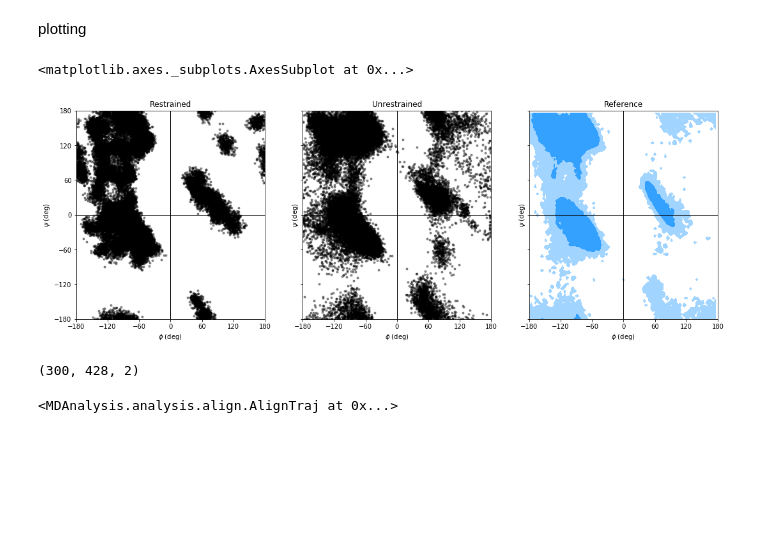
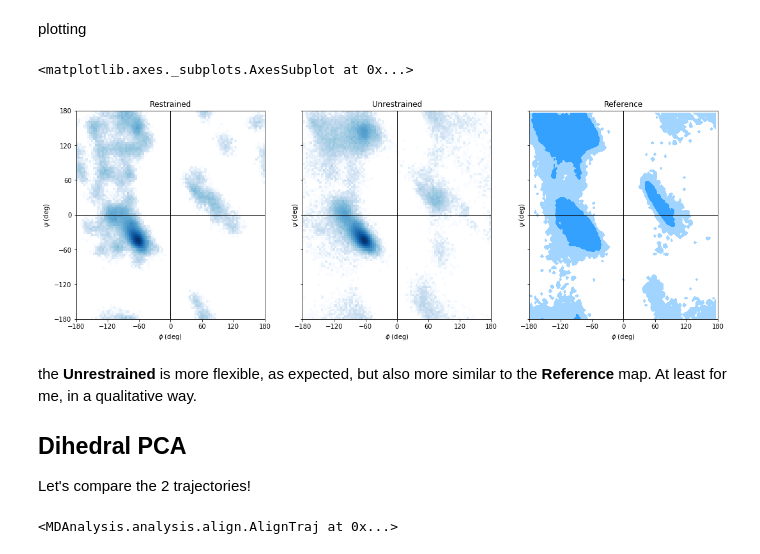
Before and after one commit to alejogiley/pypoc, a Jupyter notebook: examples/compared_datasets.ipynb, the cells around one changed output. Drawn from its saved outputs; the diff is of its cells as text; code cells hidden in the pictures; blank space fills up the shorter version.

```diff
--- a/examples/compared_datasets.ipynb
+++ b/examples/compared_datasets.ipynb
@@ -44,37 +47,41 @@ plotting
 # %%
 # create a figure and three subplots
 fig, axes = plt.subplots(1, 3, sharey=True, figsize=(18,6))
 
 # axes decoration
 for ax in axes:
     ax.axis([-180,180,-180,180])
     ax.axhline(0, color='k', lw=1)
     ax.axvline(0, color='k', lw=1)
     ax.set(xticks=range(-180, 181, 60), yticks=range(-180, 181, 60),
            xlabel=r"$\phi$ (deg)", ylabel=r"$\psi$ (deg)")
 
 # set titles
 axes[0].title.set_text('Restrained')
 axes[1].title.set_text('Unrestrained')
 axes[2].title.set_text('Reference')
 
 # reshape angle arrays
 r = R.angles.reshape(np.prod(R.angles.shape[:2]), 2)
 u = U.angles.reshape(np.prod(U.angles.shape[:2]), 2)
 
 # plot backbone dihedral maps for all frames
-axes[0].scatter(r[:,0], r[:,1], color='k', marker=".", alpha=0.4)
-axes[1].scatter(u[:,0], u[:,1], color='k', marker=".", alpha=0.4)
+axes[0].hist2d(r[:,0], r[:,1], bins=100, range=[[-180,180],[-180,180]], norm=LogNorm(), cmap=plt.cm.Blues)
+axes[1].hist2d(u[:,0], u[:,1], bins=100, range=[[-180,180],[-180,180]], norm=LogNorm(), cmap=plt.cm.Blues)
 
 # plot reference map which shows allowed and marginally allowed regions
 U.plot(ax=axes[2], color='k', marker=".", alpha=0.0, ref=True)
 # %% [output]
 <matplotlib.axes._subplots.AxesSubplot at 0x...>
-[figure, old version]
+[figure, new version]
-# %%
-U.angles.shape
-# %% [output]
-(300, 428, 2)
+# %% [markdown]
+the **Unrestrained** is more flexible, as expected, but also more similar to the **Reference** map.
+At least for me, in a qualitative way.
+
+Dihedral PCA
+----------------
+
+Let's compare the 2 trajectories!
 # %%
 # fitting
 #ref = mda.Universe(FRAME)
```
Also changed, not shown: parts of 2 cells of this notebook.
